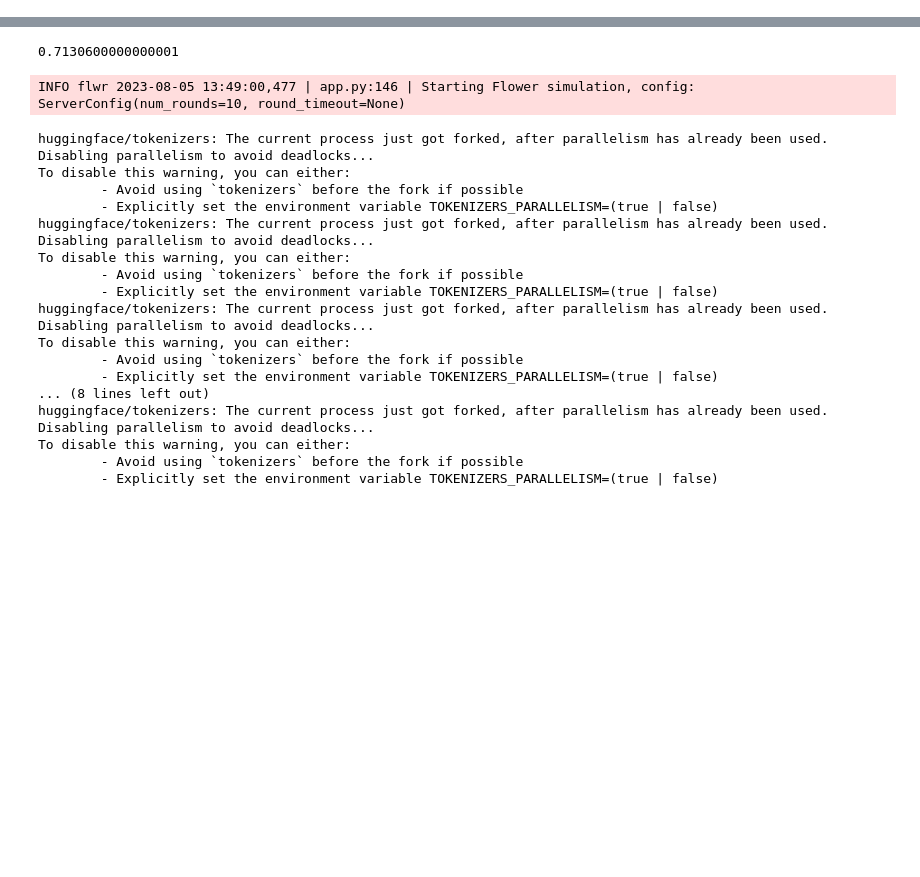
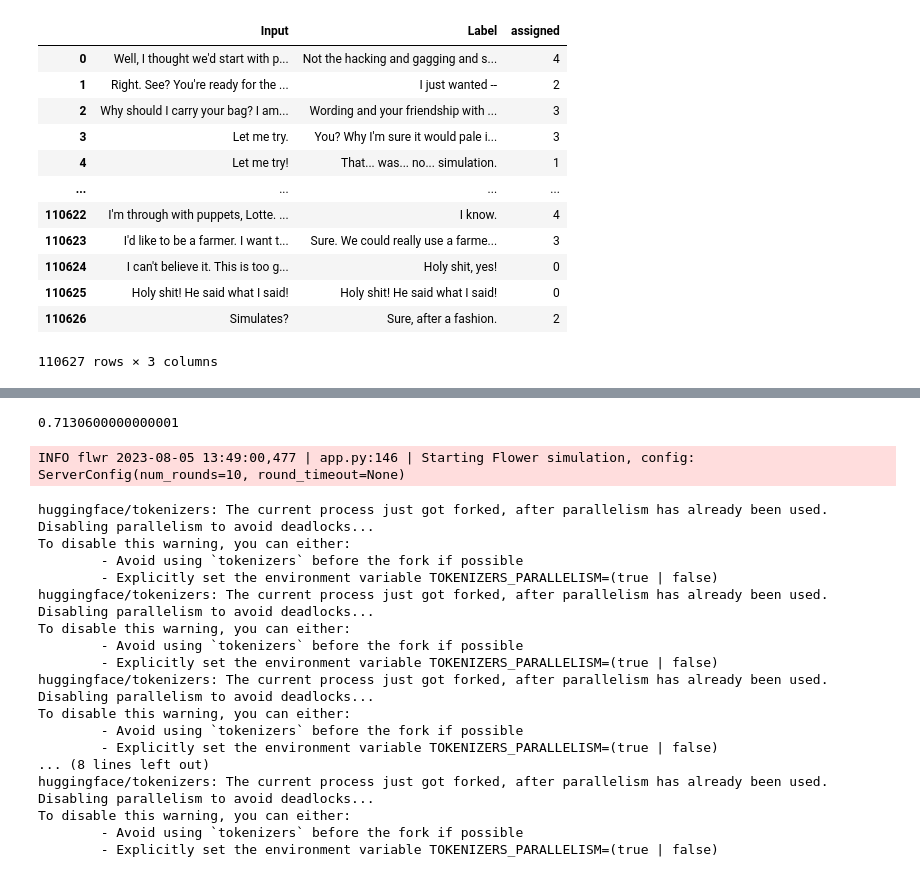
Before and after one commit to leebyounghan/prompt4FED, a Jupyter notebook: FEDprompt.ipynb, the cells around one changed output, grey strips where cells are left out. Cells and saved outputs as stored; diff of their text form; code cells hidden in the pictures; blank space fills up the shorter version.

```diff
--- a/FEDprompt.ipynb
+++ b/FEDprompt.ipynb
@@ -103,0 +71,16 @@ data_types = {"Input" : str, 'Label' : str}
+# %%
+df
+# %% [output]
+|  | Input | Label | assigned |
+| 0 | Well, I thought we'd start with p... | Not the hacking and gagging and s... | 4 |
+| 1 | Right. See? You're ready for the ... | I just wanted -- | 2 |
+| 2 | Why should I carry your bag? I am... | Wording and your friendship with ... | 3 |
+| 3 | Let me try. | You? Why I'm sure it would pale i... | 3 |
+| 4 | Let me try! | That... was... no... simulation. | 1 |
+| ... | ... | ... | ... |
+| 110622 | I'm through with puppets, Lotte. ... | I know. | 4 |
+| 110623 | I'd like to be a farmer. I want t... | Sure. We could really use a farme... | 3 |
+| 110624 | I can't believe it. This is too g... | Holy shit, yes! | 0 |
+| 110625 | Holy shit! He said what I said! | Holy shit! He said what I said! | 0 |
+| 110626 | Simulates? | Sure, after a fashion. | 2 |
+110627 rows × 3 columns
```
Also changed, not shown: parts of 36 cells of this notebook.
